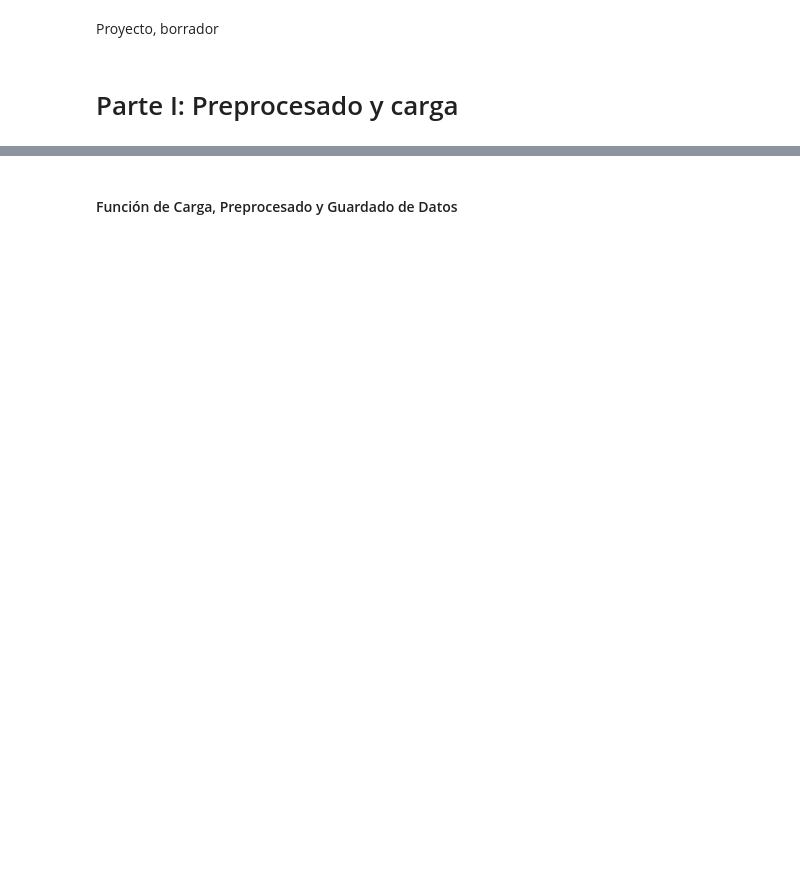
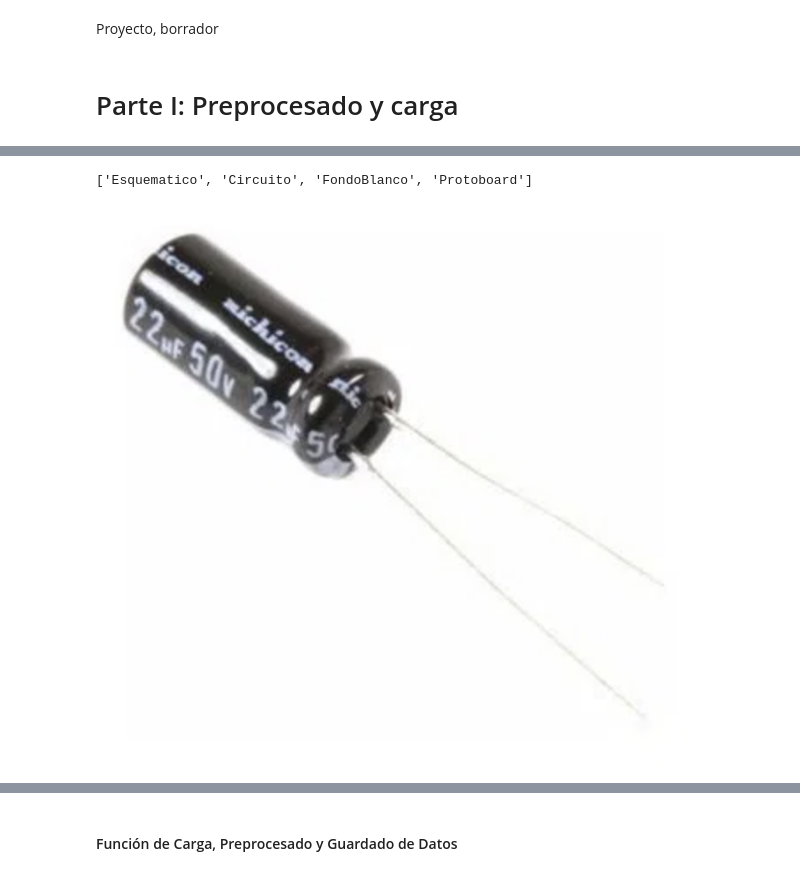
Before and after one commit to enoc494/ProyectoCircuitos-ANN, a Jupyter notebook: Borrador_Proyecto_Circuitos_RNAA.ipynb, the cells around one changed output, grey strips where cells are left out. Drawn from its saved outputs; the diff is of its cells as text; code cells hidden in the pictures; blank space fills up the shorter version.

```diff
--- a/Borrador_Proyecto_Circuitos_RNAA.ipynb
+++ b/Borrador_Proyecto_Circuitos_RNAA.ipynb
@@ -45,0 +108,16 @@ Borrador_Proyecto_Circuitos_RNAA.ipynb  ProyectoCircuitos-ANN  README.md
+# %%
+# Ejemplo de un preprocesado:
+os.chdir(dirData+'/'+listaDispositivos[0])
+listaDeTipos = os.listdir()
+
+os.chdir(dirData+'/'+listaDispositivos[3]+'/'+listaDeTipos[2])
+imagenes = os.listdir()
+# %%
+listaDeTipos
+# %% [output]
+['Esquematico', 'Circuito', 'FondoBlanco', 'Protoboard']
+# %%
+imagen = Image.open(imagenes[10])
+imagen
+# %% [output]
+[figure, added]
```
Also changed, not shown: parts of 16 cells of this notebook.
